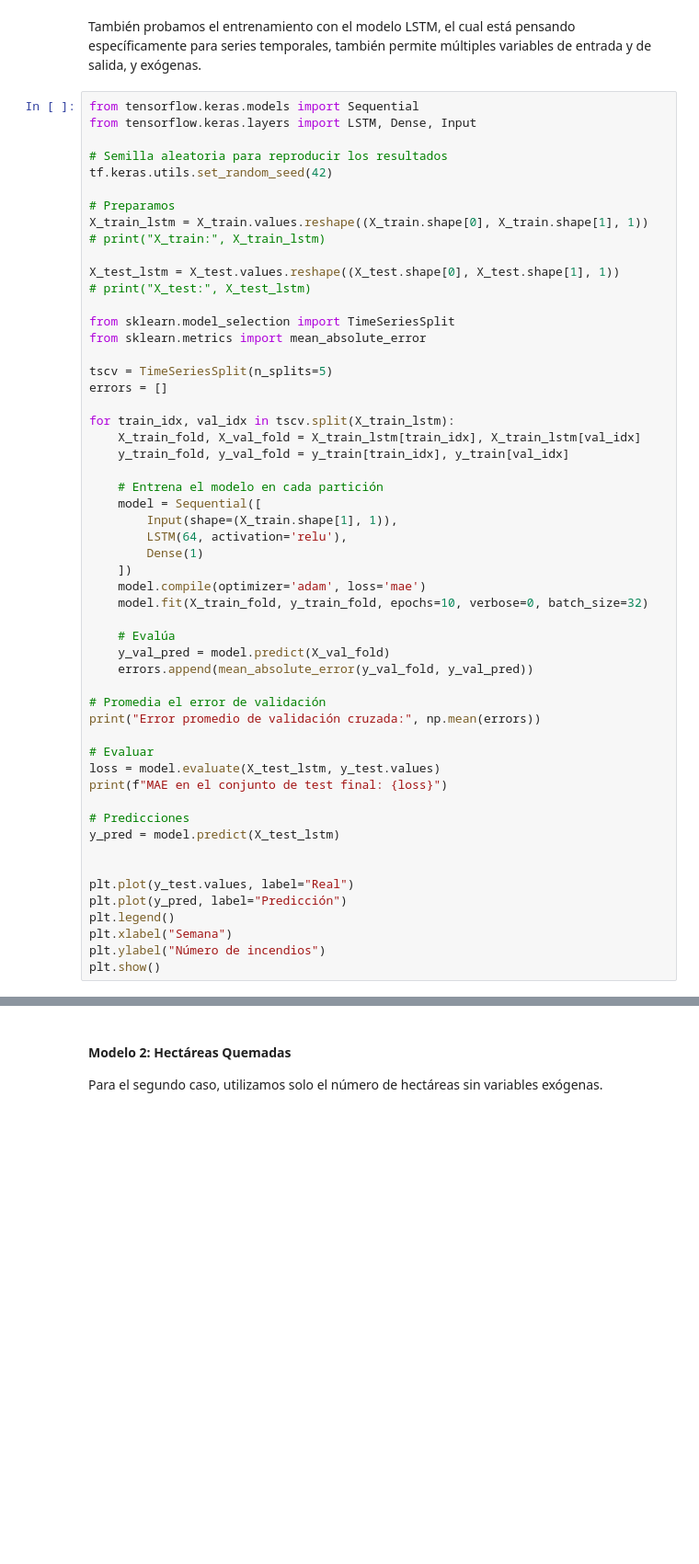
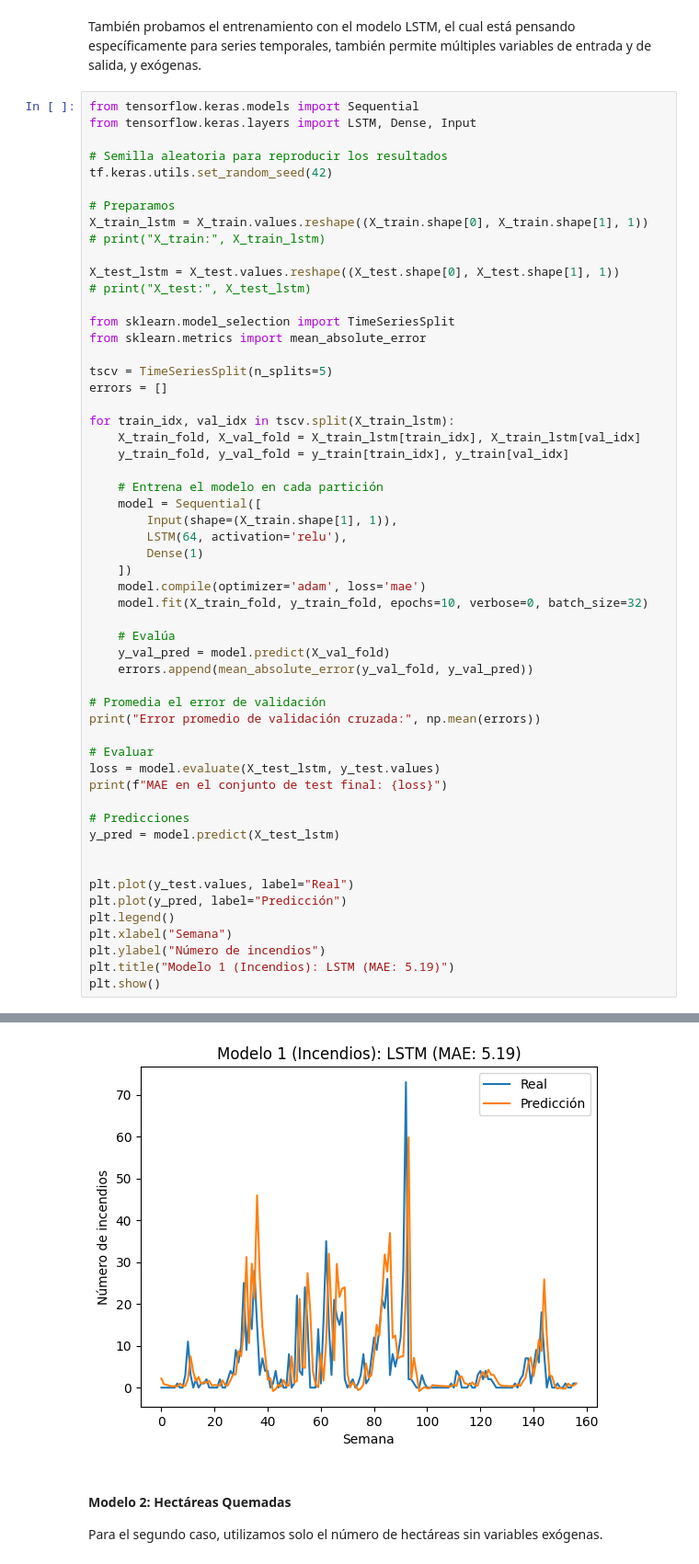
Before and after one commit to JozsefIvanGafo/4-Year-Q1-iao-project-Prediction-of-Forest-fires-in-Galicia-Spain2024-UC3M, a Jupyter notebook: prediction_time_series.ipynb, the cells around one changed output, grey strips where cells are left out. Shown at 92% size. Drawn from its saved outputs; the diff is of its cells as text; blank space fills up the shorter version.

```diff
--- a/prediction_time_series.ipynb
+++ b/prediction_time_series.ipynb
@@ -381,4 +393,6 @@ plt.plot(y_pred, label="Predicción")
 plt.legend()
 plt.xlabel("Semana")
 plt.ylabel("Número de incendios")
+plt.title("Modelo 1 (Incendios): LSTM (MAE: 5.19)")
 plt.show()
+# %% [output]
@@ -385,3 +408,4 @@ plt.show()
+[figure, added]
 # %% [markdown]
 #### Modelo 2: Hectáreas Quemadas
 Para el segundo caso, utilizamos solo el número de hectáreas sin variables exógenas.
```
Also changed, not shown: parts of 12 cells of this notebook.
